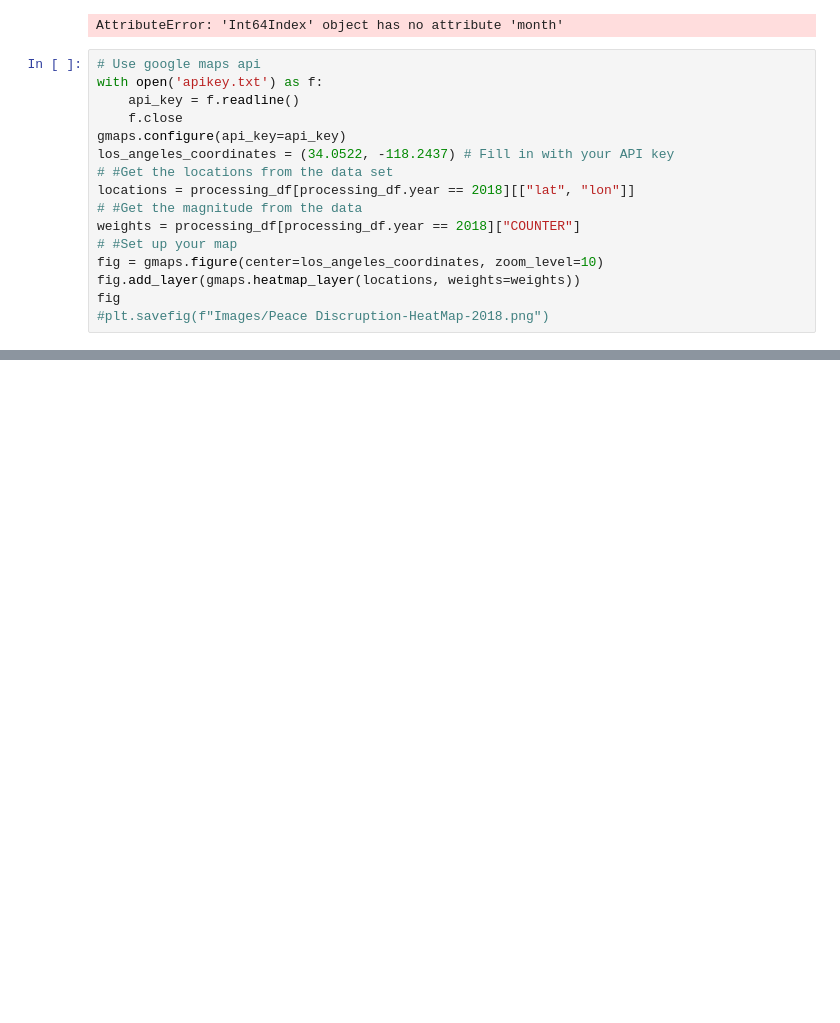
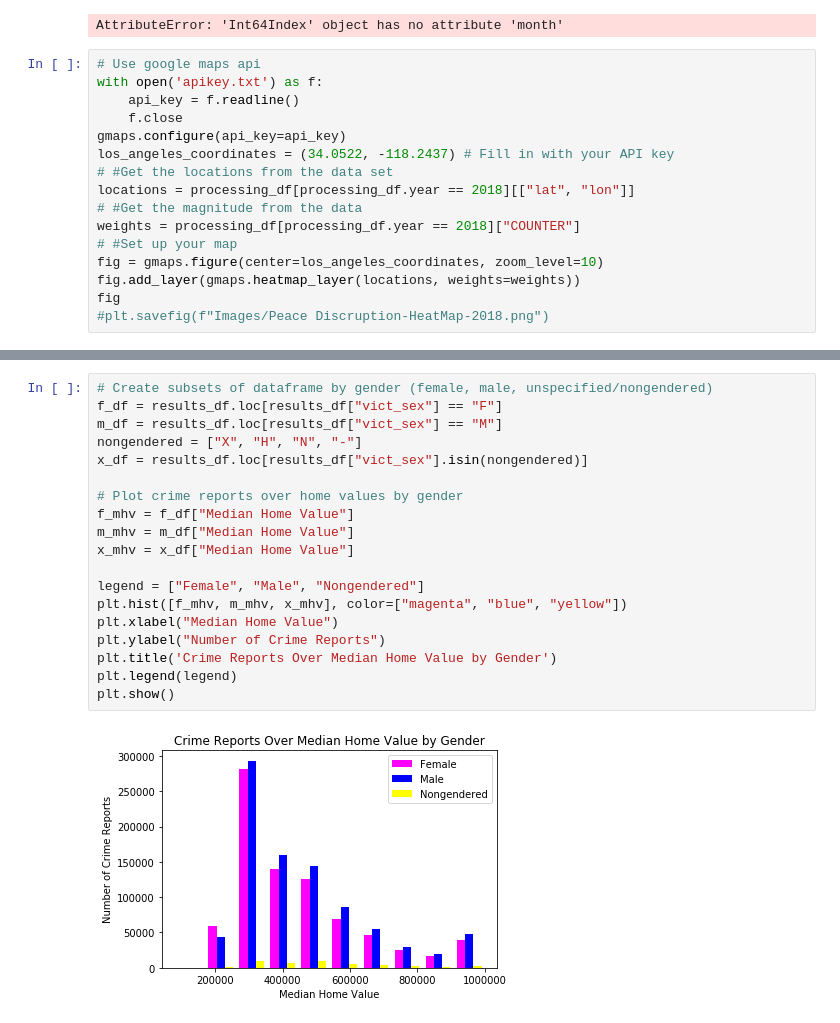
Before and after one commit to frederikdebruyker/Los-Angeles-Crime-Statistics, a Jupyter notebook: los_angeles_crime_statistics.ipynb, the cells around one changed output, grey strips where cells are left out. Drawn from its saved outputs; the diff is of its cells as text; blank space fills up the shorter version.

```diff
--- a/los_angeles_crime_statistics.ipynb
+++ b/los_angeles_crime_statistics.ipynb
@@ -891,0 +904,21 @@ fig
+# %%
+# Create subsets of dataframe by gender (female, male, unspecified/nongendered)
+f_df = results_df.loc[results_df["vict_sex"] == "F"]
+m_df = results_df.loc[results_df["vict_sex"] == "M"]
+nongendered = ["X", "H", "N", "-"]
+x_df = results_df.loc[results_df["vict_sex"].isin(nongendered)]
+
+# Plot crime reports over home values by gender
+f_mhv = f_df["Median Home Value"]
+m_mhv = m_df["Median Home Value"]
+x_mhv = x_df["Median Home Value"]
+
+legend = ["Female", "Male", "Nongendered"]
+plt.hist([f_mhv, m_mhv, x_mhv], color=["magenta", "blue", "yellow"])
+plt.xlabel("Median Home Value")
+plt.ylabel("Number of Crime Reports")
+plt.title('Crime Reports Over Median Home Value by Gender')
+plt.legend(legend)
+plt.show()
+# %% [output]
+[figure, added]
```
Also changed, not shown: parts of 7 cells of this notebook, 2 other files.
